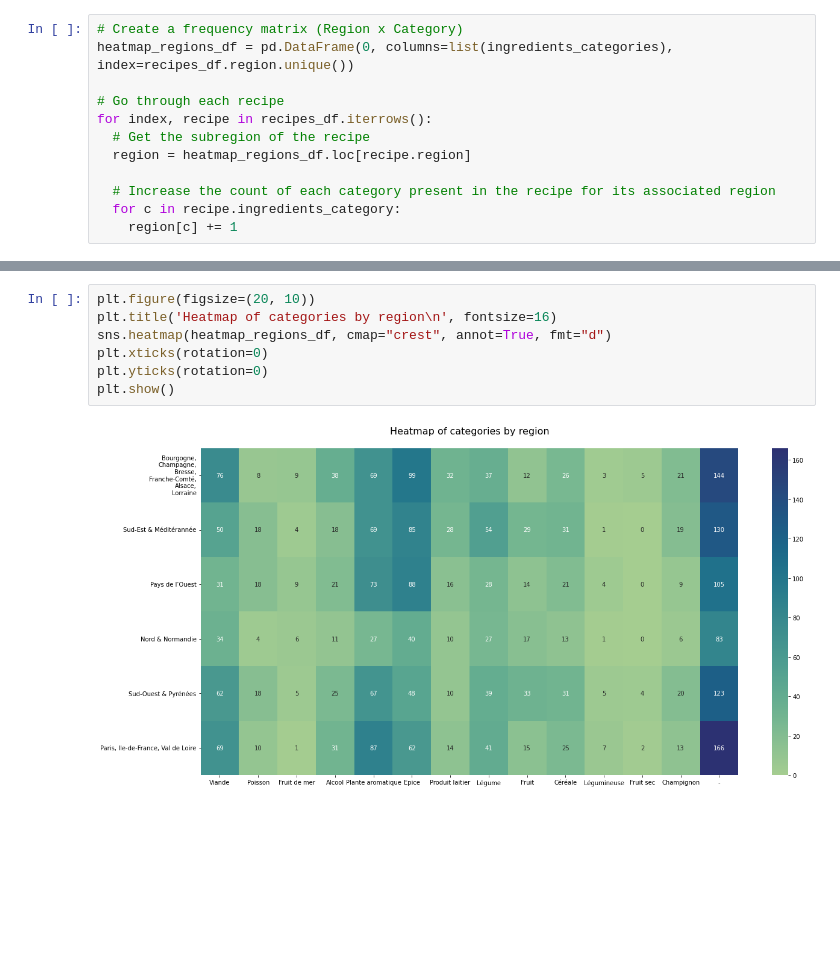
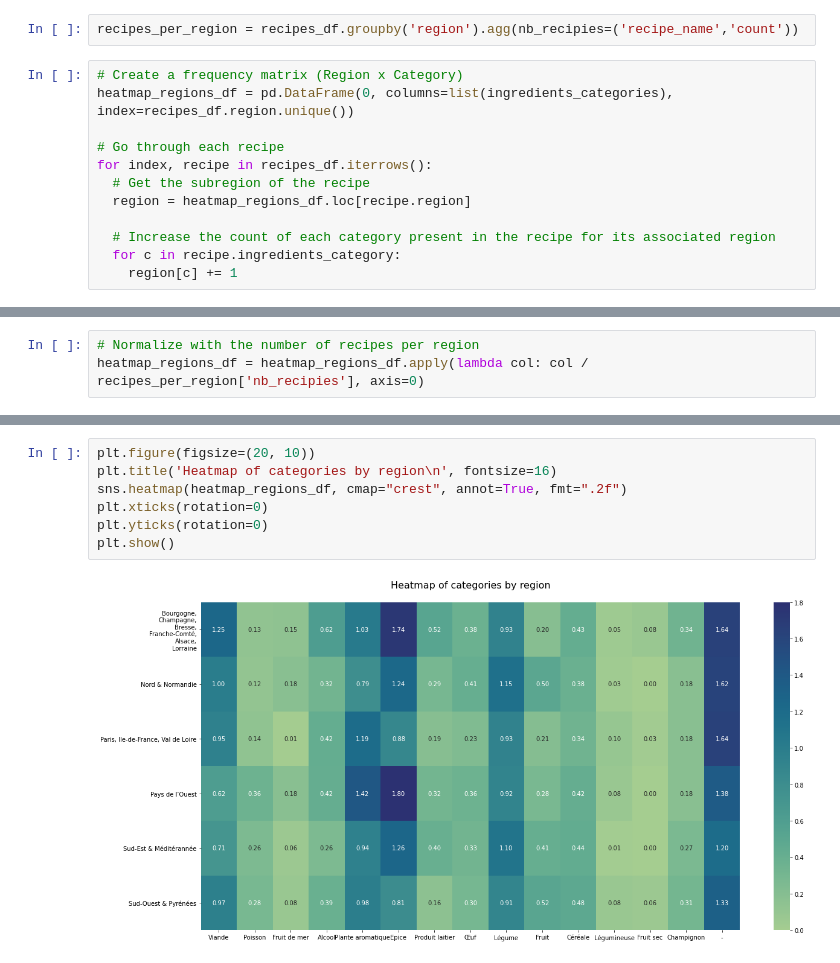
Before and after one commit to Ghalicb/historical-cookbook-digitalisation, a Jupyter notebook: src/recipes_analysis.ipynb, the cells around one changed output, grey strips where cells are left out. Drawn from its saved outputs; the diff is of its cells as text; blank space fills up the shorter version.

```diff
--- a/src/recipes_analysis.ipynb
+++ b/src/recipes_analysis.ipynb
@@ -187,6 +191,8 @@ plt.show()
 #### 3.3 Analysis per Region
 # %% [markdown]
 ##### Frequency of ingredient categories
+# %%
+recipes_per_region = recipes_df.groupby('region').agg(nb_recipies=('recipe_name','count'))
 # %%
 # Create a frequency matrix (Region x Category)
 heatmap_regions_df = pd.DataFrame(0, columns=list(ingredients_categories), index=recipes_df.region.unique())
@@ -212,3 +208,6 @@ heatmap_regions_df
+# %%
+# Normalize with the number of recipes per region
+heatmap_regions_df = heatmap_regions_df.apply(lambda col: col / recipes_per_region['nb_recipies'], axis=0)
 # %%
 heatmap_regions_df.rename(index={'Bourgogne, Champagne, Bresse, Franche-Comté, Alsace, Lorraine':
               'Bourgogne,\nChampagne,\nBresse,\nFranche-Comté,\nAlsace,\nLorraine'}, inplace=True)
@@ -224,9 +223,9 @@ heatmap_regions_df
 # %%
 plt.figure(figsize=(20, 10))
 plt.title('Heatmap of categories by region\n', fontsize=16)
-sns.heatmap(heatmap_regions_df, cmap="crest", annot=True, fmt="d")
+sns.heatmap(heatmap_regions_df, cmap="crest", annot=True, fmt=".2f")
 plt.xticks(rotation=0)
 plt.yticks(rotation=0)
 plt.show()
 # %% [output]
-[figure, old version]
+[figure, new version]
```
Also changed, not shown: parts of 11 cells of this notebook.
